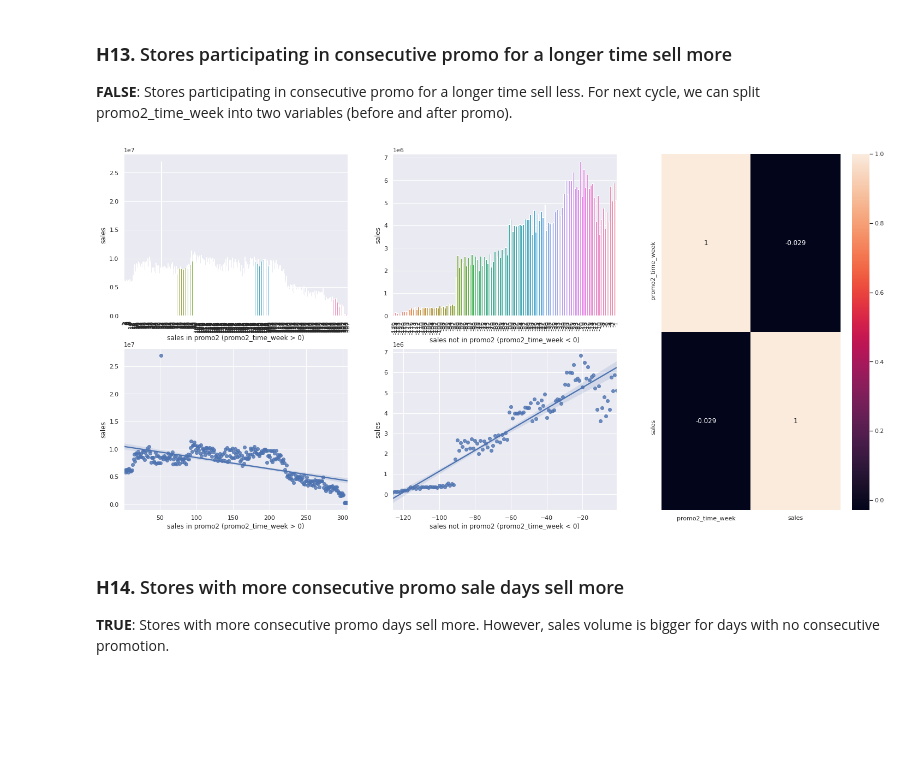
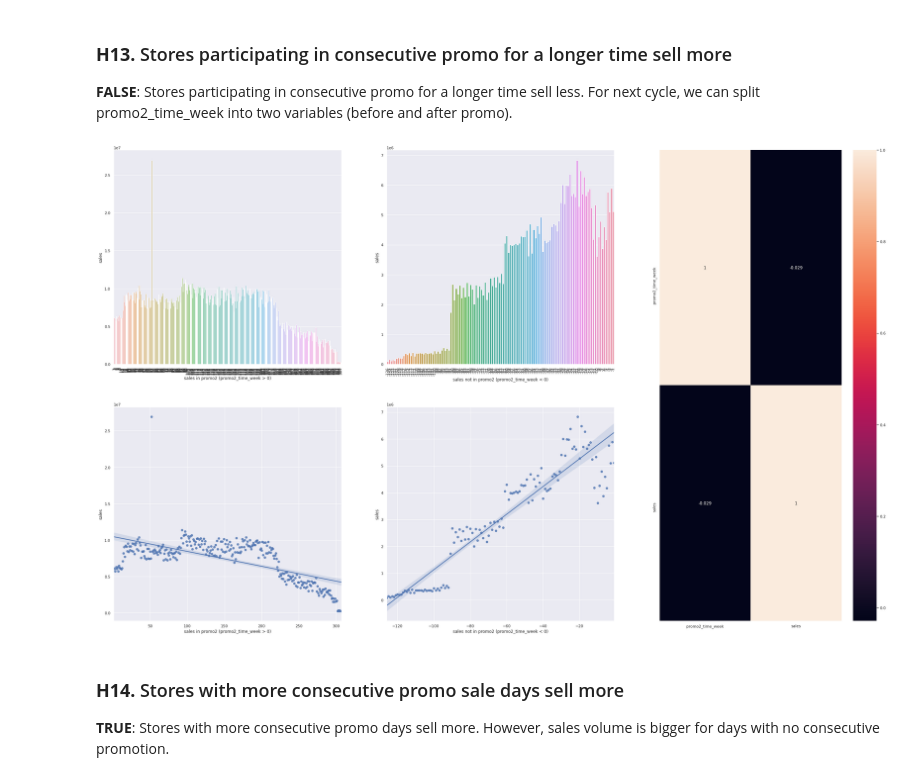
Before and after one commit to alanmaehara/Sales-Prediction, a Jupyter notebook: notebooks/cycle02_rossmann_sales_prediction.ipynb, the cells around one changed output. Saved outputs shown, nothing was run; the diff lists cells and outputs as text; code cells hidden in the pictures; blank space fills up the shorter version.

```diff
--- a/notebooks/cycle02_rossmann_sales_prediction.ipynb
+++ b/notebooks/cycle02_rossmann_sales_prediction.ipynb
@@ -932,6 +1155,8 @@ interest_rate = interest_rate.drop(['SUBJECT', 'Subject', 'LOCATION', 'Country',
  'Value', 'Flag Codes', 'Flags', 'year', 'month'], axis = 1)
 df2_train = pd.merge(df2_train, interest_rate, how = 'left', on = 'year_month')
 df2_valid = pd.merge(df2_valid, interest_rate, how = 'left', on = 'year_month')
+df2_train['year_month'] = pd.to_datetime(df2_train['year_month'])
+df2_valid['year_month'] = pd.to_datetime(df2_valid['year_month'])
 # %%
 # unemployment_rate = pd.read_csv('data/unemployment_germany.csv', low_memory = False) # https://data.oecd.org/unemp/unemployment-rate.htm # Total, % of labour force unemployed
 unemployment_rate = pd.read_csv('unemployment_germany.csv', low_memory = False) # https://data.oecd.org/unemp/unemployment-rate.htm # Total, % of labour force unemployed
@@ -1332,33 +1548,33 @@ sns.barplot(x = 'month', y = 'sales', hue = 'is_promo2', data = aux2);
 **FALSE**: Stores participating in consecutive promo for a longer time sell less. For next cycle, we can split promo2_time_week into two variables (before and after promo).
 # %%
 aux1 = df4_train[['promo2_time_week', 'sales']].groupby( 'promo2_time_week').sum().reset_index()
-
+plt.figure(figsize = (40,25))
 grid = GridSpec(2,3)
 
 plt.subplot(grid[0,0])
 aux2 = aux1[aux1['promo2_time_week'] > 0] # consecutive promo
 sns.barplot(x = 'promo2_time_week', y = 'sales', data = aux2);
 plt.xticks(rotation = 90);
 plt.xlabel('sales in promo2 (promo2_time_week > 0)')
 
 plt.subplot(grid[0,1])
 aux3 = aux1[aux1['promo2_time_week'] < 0] # regular promo
 sns.barplot(x = 'promo2_time_week', y = 'sales', data = aux3);
 plt.xticks(rotation=90);
 plt.xlabel('sales not in promo2 (promo2_time_week < 0)')
 
 plt.subplot(grid[1,0])
 sns.regplot(x = 'promo2_time_week', y = 'sales', data = aux2);
 plt.xlabel('sales in promo2 (promo2_time_week > 0)')
 
 plt.subplot(grid[1,1])
 sns.regplot(x = 'promo2_time_week', y = 'sales', data = aux3);
 plt.xlabel('sales not in promo2 (promo2_time_week < 0)')
 
 plt.subplot(grid[:,2])
 sns.heatmap(aux1.corr(method='pearson'), annot=True);
 # %% [output]
-[figure, old version]
+[figure, new version]
 # %% [markdown]
 ### **H14.**  Stores with more consecutive promo sale days sell more
 **TRUE**: Stores with more consecutive promo days sell more. However, sales volume is bigger for days with no consecutive promotion.
```
Also changed, not shown: parts of 116 cells of this notebook.
